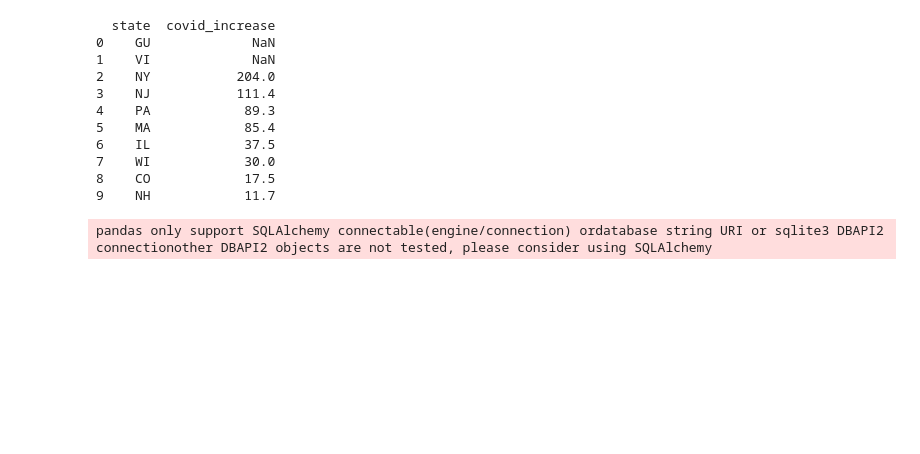
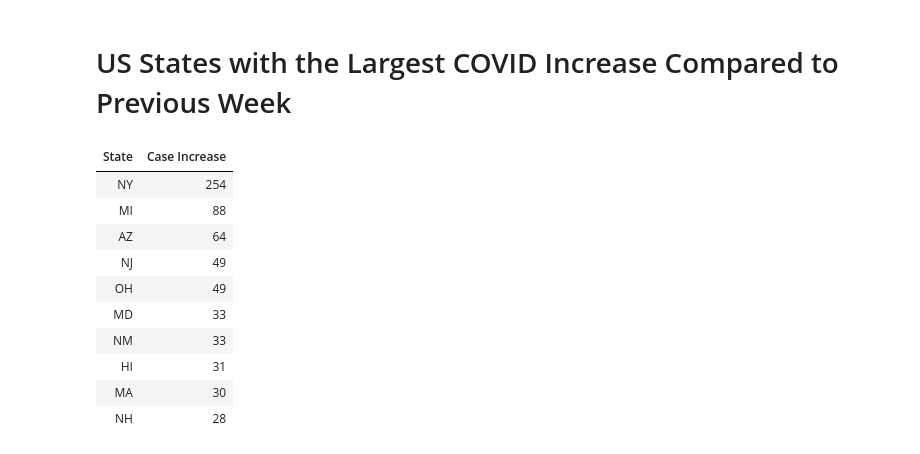
Before and after one commit to RuohaoWu/Hospital-Database, a Jupyter notebook: weekly-report.ipynb, the cells around one changed output. Drawn from its saved outputs; the diff is of its cells as text; code cells hidden in the pictures; blank space fills up the shorter version.

```diff
--- a/weekly-report.ipynb
+++ b/weekly-report.ipynb
@@ -145,25 +219,48 @@ fig.show()
 # %% [output]
 [interactive output not drawn]
+# %% [markdown]
+# US States with the Largest COVID Increase Compared to Previous Week
 # %%
-covid_increase = pd.read_sql_query("select a.state, (a.covid_current - b.covid_prev) as COVID_Increase from (select state, sum(all_COVID_patient) as covid_current from \
-     hospital_weekly as a full outer join hospital as b on \
-        a.hospital_pk = b.hospital_pk where date = %(week)s group by b.state) a inner join (select state, sum(all_COVID_patient) as covid_prev from \
-     hospital_weekly as a full outer join hospital as b on \
-        a.hospital_pk = b.hospital_pk where date = date (%(week)s) - interval '1 week' group by b.state) b on a.state = b.state order by (a.covid_current - b.covid_prev) DESC\
-         limit 10; \
-           ", conn, params={'week':week})
+if run == True:
+   covid_state = pd.read_sql_query("select \
+                                       a.state, \
+                                       (a.covid_current - b.covid_prev) as COVID_Increase \
+                                       from ( \
+                                          select \
+                                          state, \
+                                          sum(coalesce(all_COVID_patient,0)) as covid_current \
+                                          from hospital_weekly as a \
+                                          full outer join hospital as b \
+                                          on a.hospital_pk = b.hospital_pk \
+                                          where date = %(week)s \
+                                          group by b.state) a \
+                                          inner join ( \
+                                             select \
+                                             state, \
+                                             sum(coalesce(all_COVID_patient,0)) as covid_prev \
+                                             from hospital_weekly as a \
+                                             full outer join hospital as b \
+                                             on a.hospital_pk = b.hospital_pk \
+                                             where date = date (%(week)s) - interval '1 week' group by b.state) b \
+                                          on a.state = b.state \
+                                          order by (a.covid_current - b.covid_prev) DESC\
+                                          limit 10;" \
+                                          , conn
+                                          , params={'week':week})
 
-print(covid_increase)
+   covid_state = covid_state.rename(columns={"state":"State",
+                                             "covid_increase":"Case Increase"})
+   # Table Format
+   covid_state.style.format({"Case Increase":"{:,.0f}"}).hide_index()
 # %% [output]
-  state  covid_increase
-0    GU             NaN
-1    VI             NaN
-2    NY           204.0
-3    NJ           111.4
-4    PA            89.3
-5    MA            85.4
-6    IL            37.5
-7    WI            30.0
-8    CO            17.5
-9    NH            11.7
-pandas only support SQLAlchemy connectable(engine/connection) ordatabase string URI or sqlite3 DBAPI2 connectionother DBAPI2 objects are not tested, please consider using SQLAlchemy
+| State | Case Increase |
+| NY | 254 |
+| MI | 88 |
+| AZ | 64 |
+| NJ | 49 |
+| OH | 49 |
+| MD | 33 |
+| NM | 33 |
+| HI | 31 |
+| MA | 30 |
+| NH | 28 |
```
Also changed, not shown: parts of 25 cells of this notebook.
